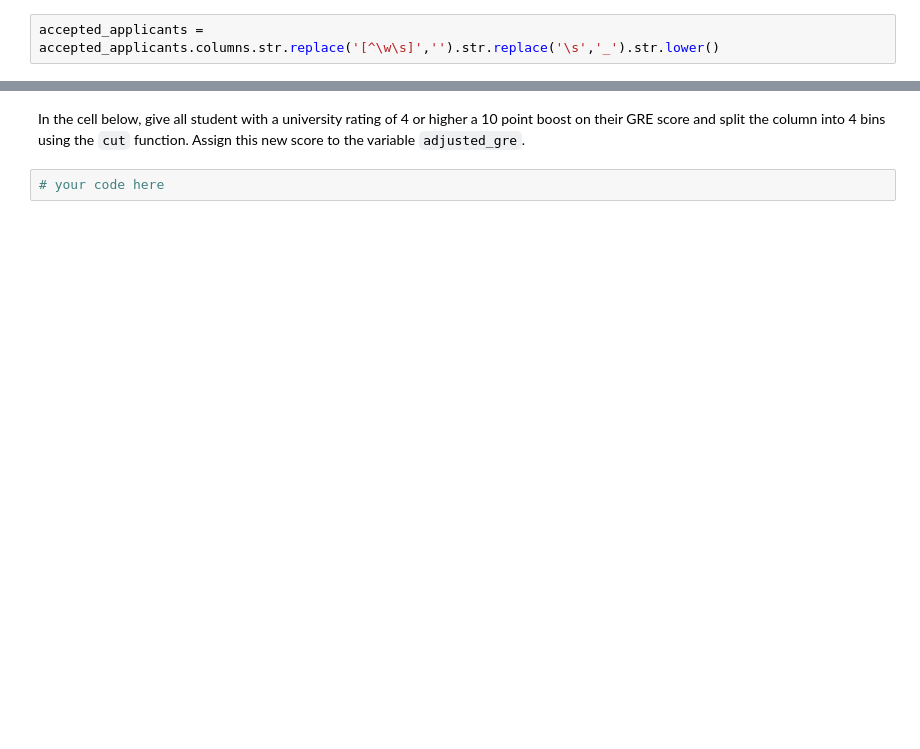
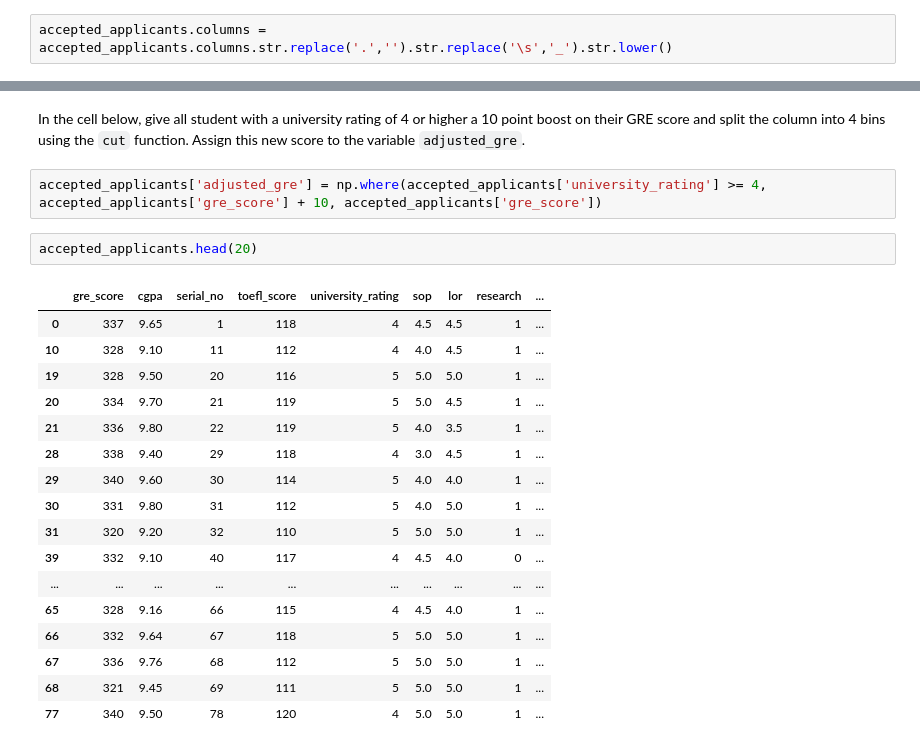
Before and after one commit to ta-data-lis/lab-advanced-pandas, a Jupyter notebook: your-code/main.ipynb, the cells around one changed output, grey strips where cells are left out. Cells and saved outputs as stored; diff of their text form; blank space fills up the shorter version.

```diff
--- a/your-code/main.ipynb
+++ b/your-code/main.ipynb
@@ -368,7 +356,7 @@ To increase our coding efficiency, let's make a number of changes to our datafra
 
 In the cell below, remove all non character symbols from the column names, replace all spaces in column names to underscores, and change all upper case characters to lower case. Assign these new column values to `admissions.columns`.
 # %%
-accepted_applicants = accepted_applicants.columns.str.replace('[^\w\s]','').str.replace('\s','_').str.lower()
+accepted_applicants.columns = accepted_applicants.columns.str.replace('.','').str.replace('\s','_').str.lower()
 # %%
 accepted_applicants.head()
 # %% [output]
@@ -376,4 +369,24 @@ AttributeError: 'Index' object has no attribute 'head'
 # %% [markdown]
 In the cell below, give all student with a university rating of 4 or higher a 10 point boost on their GRE score and split the column into 4 bins using the `cut` function. Assign this new score to the variable `adjusted_gre`.
-# %%
-# your code here
+# %%
+accepted_applicants['adjusted_gre'] = np.where(accepted_applicants['university_rating'] >= 4, accepted_applicants['gre_score'] + 10, accepted_applicants['gre_score'])
+# %%
+accepted_applicants.head(20)
+# %% [output]
+|  | gre_score | cgpa | serial_no | toefl_score | university_rating | sop | lor | research | ... |
+| 0 | 337 | 9.65 | 1 | 118 | 4 | 4.5 | 4.5 | 1 | ... |
+| 10 | 328 | 9.10 | 11 | 112 | 4 | 4.0 | 4.5 | 1 | ... |
+| 19 | 328 | 9.50 | 20 | 116 | 5 | 5.0 | 5.0 | 1 | ... |
+| 20 | 334 | 9.70 | 21 | 119 | 5 | 5.0 | 4.5 | 1 | ... |
+| 21 | 336 | 9.80 | 22 | 119 | 5 | 4.0 | 3.5 | 1 | ... |
+| 28 | 338 | 9.40 | 29 | 118 | 4 | 3.0 | 4.5 | 1 | ... |
+| 29 | 340 | 9.60 | 30 | 114 | 5 | 4.0 | 4.0 | 1 | ... |
+| 30 | 331 | 9.80 | 31 | 112 | 5 | 4.0 | 5.0 | 1 | ... |
+| 31 | 320 | 9.20 | 32 | 110 | 5 | 5.0 | 5.0 | 1 | ... |
+| 39 | 332 | 9.10 | 40 | 117 | 4 | 4.5 | 4.0 | 0 | ... |
+| ... | ... | ... | ... | ... | ... | ... | ... | ... | ... |
+| 65 | 328 | 9.16 | 66 | 115 | 4 | 4.5 | 4.0 | 1 | ... |
+| 66 | 332 | 9.64 | 67 | 118 | 5 | 5.0 | 5.0 | 1 | ... |
+| 67 | 336 | 9.76 | 68 | 112 | 5 | 5.0 | 5.0 | 1 | ... |
+| 68 | 321 | 9.45 | 69 | 111 | 5 | 5.0 | 5.0 | 1 | ... |
+| 77 | 340 | 9.50 | 78 | 120 | 4 | 5.0 | 5.0 | 1 | ... |
```
Also changed, not shown: parts of 11 cells of this notebook.
